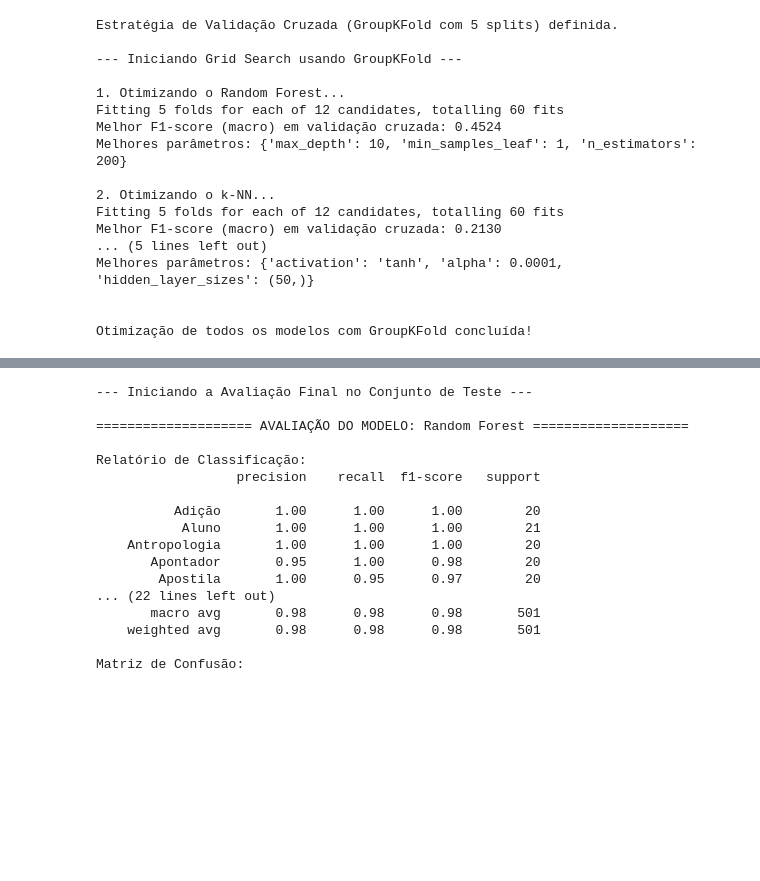
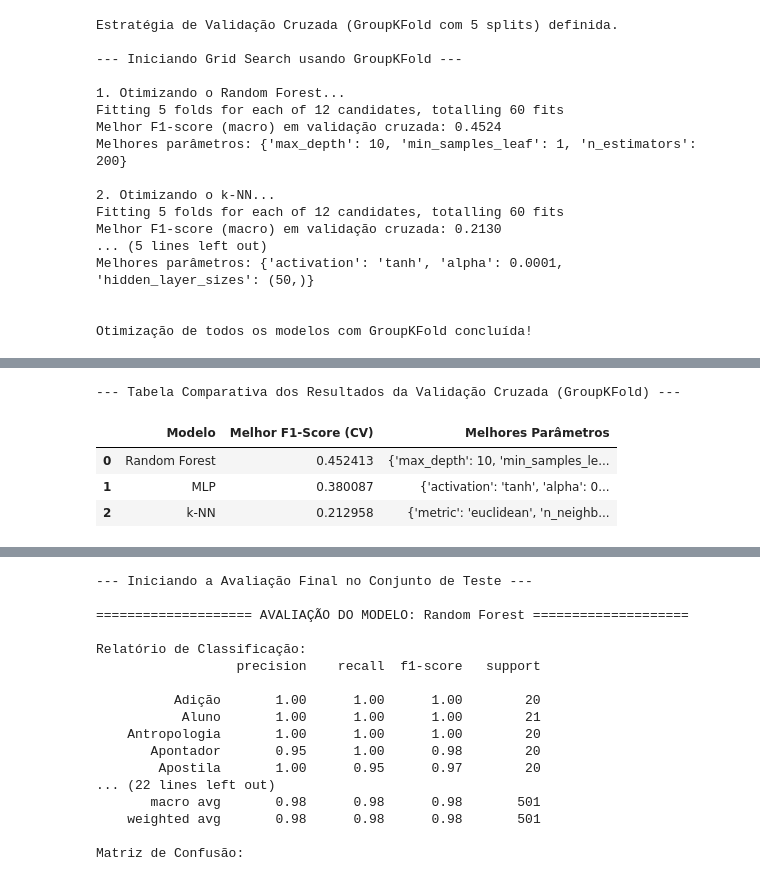
Before and after one commit to manocoelho/Prova_IA, a Jupyter notebook: Prova_Pratica_Aprendizagem_De_Maquina.ipynb, the cells around one changed output, grey strips where cells are left out. Saved outputs shown, nothing was run; the diff lists cells and outputs as text; code cells hidden in the pictures; blank space fills up the shorter version.

```diff
--- a/Prova_Pratica_Aprendizagem_De_Maquina.ipynb
+++ b/Prova_Pratica_Aprendizagem_De_Maquina.ipynb
@@ -547,0 +533,39 @@ Otimização de todos os modelos com GroupKFold concluída!
+# %%
+#Tabela Comparativa dos Resultados da Validação Cruzada
+
+import pandas as pd
+
+# Cria uma lista para armazenar os dicionários de resultados de cada GridSearchCV
+cv_results_list = [
+    {
+        "Modelo": "Random Forest",
+        "Melhor F1-Score (CV)": grid_rf.best_score_,
+        "Melhores Parâmetros": str(grid_rf.best_params_) # Converte o dict para string para melhor visualização na tabela
+    },
+    {
+        "Modelo": "k-NN",
+        "Melhor F1-Score (CV)": grid_knn.best_score_,
+        "Melhores Parâmetros": str(grid_knn.best_params_)
+    },
+    {
+        "Modelo": "MLP",
+        "Melhor F1-Score (CV)": grid_mlp.best_score_,
+        "Melhores Parâmetros": str(grid_mlp.best_params_)
+    }
+]
+
+# Converte a lista de resultados em um DataFrame do Pandas
+df_cv_results = pd.DataFrame(cv_results_list)
+
+# Ordena o DataFrame pelo F1-Score em ordem decrescente para destacar o melhor modelo
+df_cv_results = df_cv_results.sort_values(by="Melhor F1-Score (CV)", ascending=False).reset_index(drop=True)
+
+# Exibe a tabela formatada
+print("--- Tabela Comparativa dos Resultados da Validação Cruzada (GroupKFold) ---")
+display(df_cv_results)
+# %% [output]
+--- Tabela Comparativa dos Resultados da Validação Cruzada (GroupKFold) ---
+|  | Modelo | Melhor F1-Score (CV) | Melhores Parâmetros |
+| 0 | Random Forest | 0.452413 | {'max_depth': 10, 'min_samples_le... |
+| 1 | MLP | 0.380087 | {'activation': 'tanh', 'alpha': 0... |
+| 2 | k-NN | 0.212958 | {'metric': 'euclidean', 'n_neighb... |
```
Also changed, not shown: parts of 7 cells of this notebook.
